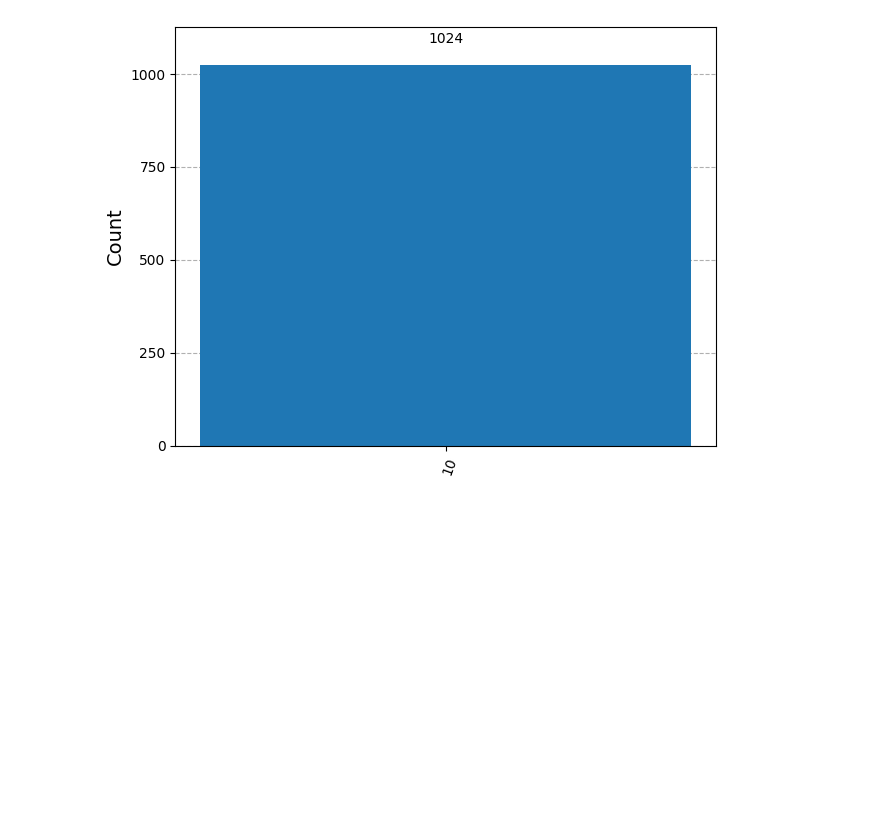
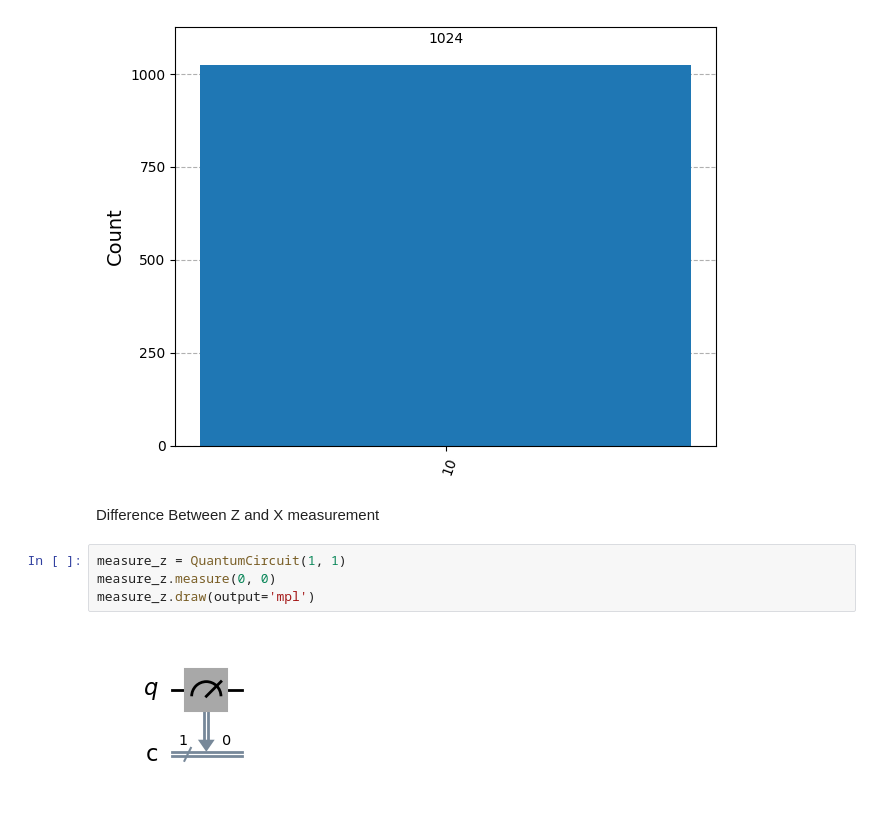
Before and after one commit to ram-polisetti/qiskit, a Jupyter notebook: Fundamentals.ipynb, the cells around one changed output. Drawn from its saved outputs; the diff is of its cells as text; blank space fills up the shorter version.

Commit message:
observed the difference between x and z measurements on empty and hadamard ckts

```diff
--- a/Fundamentals.ipynb
+++ b/Fundamentals.ipynb
@@ -571,3 +571,11 @@ counts = Aer.get_backend('qasm_simulator').run(qc_ha, shots=1024).result().get_c
 plot_histogram(counts)
 # %% [output]
 [figure]
+# %% [markdown]
+Difference Between Z and X measurement
+# %%
+measure_z = QuantumCircuit(1, 1)
+measure_z.measure(0, 0)
+measure_z.draw(output='mpl')
+# %% [output]
+[figure, added]
```
Also changed, not shown: parts of 10 cells of this notebook.
